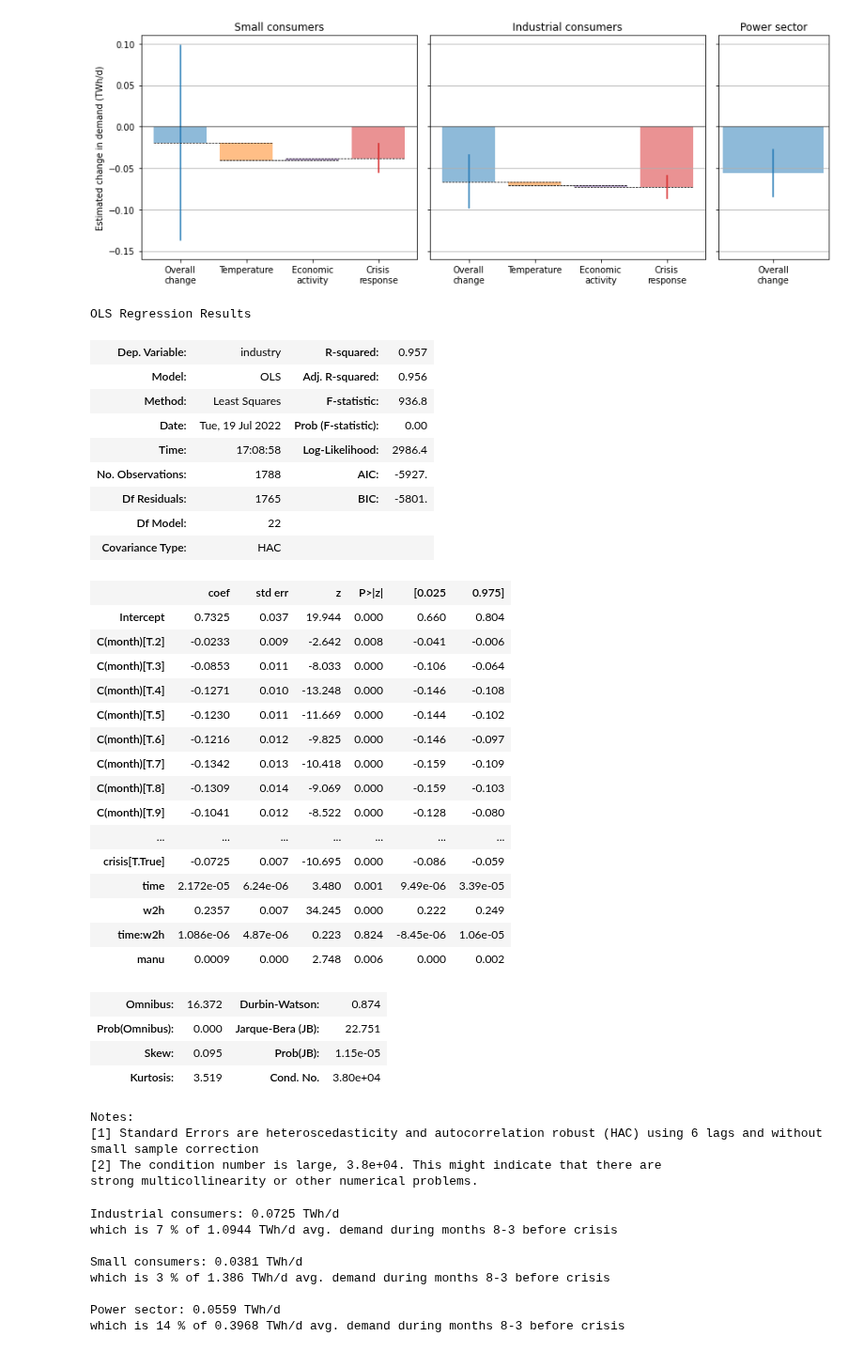
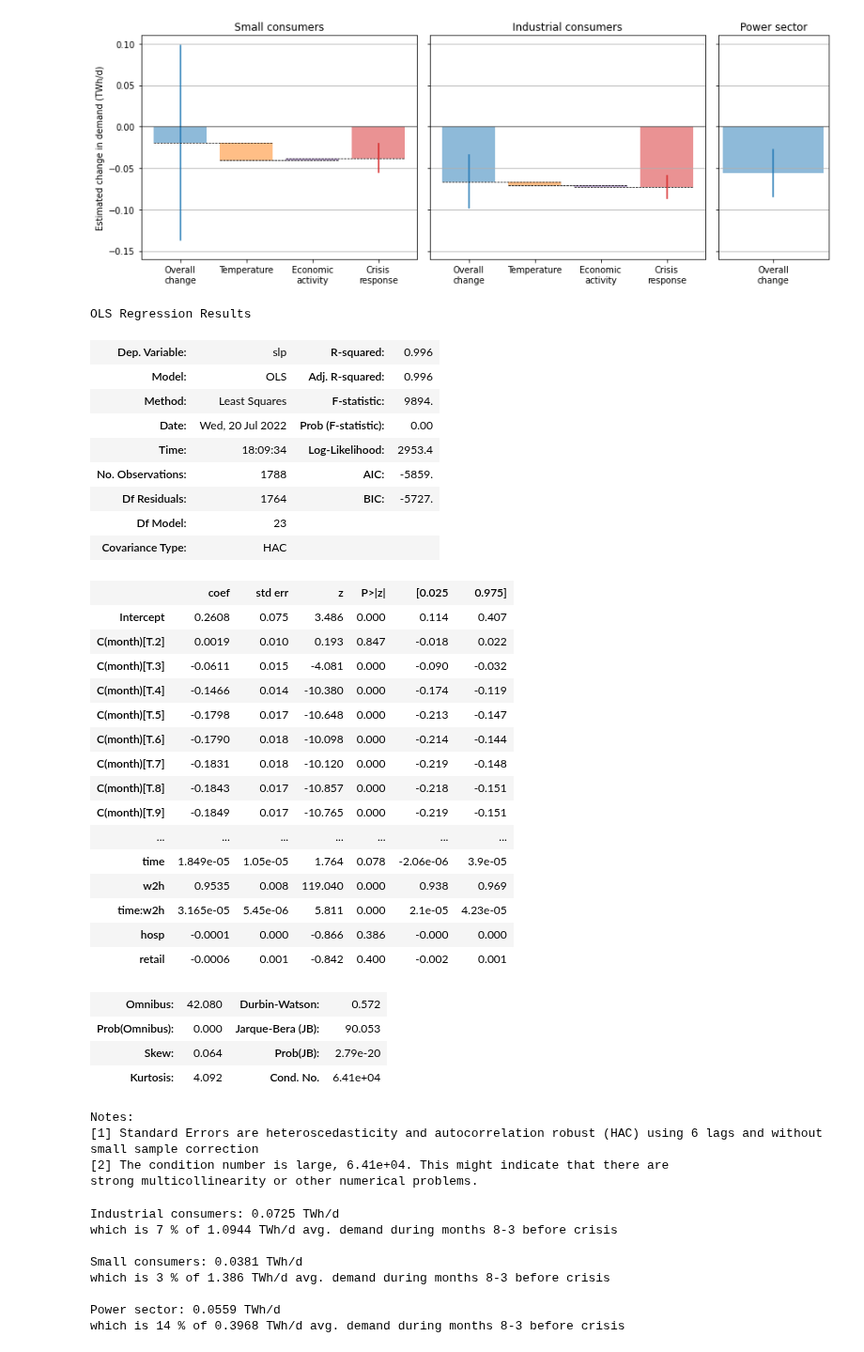
Before and after one commit to oruhnau/energy_demand, a Jupyter notebook: top_down/analysis.ipynb, the cells around one changed output. Shown at 94% size. Cells and saved outputs as stored; diff of their text form; code cells hidden in the pictures.

```diff
--- a/top_down/analysis.ipynb
+++ b/top_down/analysis.ipynb
@@ -233,43 +233,42 @@ industry ~ 1 + time + C(month) + C(weekday) + crisis + w2h + time*w2h + manu
 power ~ 1 + time + C(month) + C(weekday) + crisis
 [figure]
 # %%
-results['industry']['temp+econ'].summary()
-#results['slp']['temp+econ'].summary()
+results['slp']['temp+econ'].summary()
 #results['power']['naive'].summary()
 # %% [output]
 OLS Regression Results
-| Dep. Variable: | industry | R-squared: | 0.957 |
-| Model: | OLS | Adj. R-squared: | 0.956 |
-| Method: | Least Squares | F-statistic: | 936.8 |
-| Date: | Tue, 19 Jul 2022 | Prob (F-statistic): | 0.00 |
-| Time: | 17:08:58 | Log-Likelihood: | 2986.4 |
-| No. Observations: | 1788 | AIC: | -5927. |
-| Df Residuals: | 1765 | BIC: | -5801. |
-| Df Model: | 22 |  |  |
+| Dep. Variable: | slp | R-squared: | 0.996 |
+| Model: | OLS | Adj. R-squared: | 0.996 |
+| Method: | Least Squares | F-statistic: | 9894. |
+| Date: | Wed, 20 Jul 2022 | Prob (F-statistic): | 0.00 |
+| Time: | 18:09:34 | Log-Likelihood: | 2953.4 |
+| No. Observations: | 1788 | AIC: | -5859. |
+| Df Residuals: | 1764 | BIC: | -5727. |
+| Df Model: | 23 |  |  |
 | Covariance Type: | HAC |  |  |
 |  | coef | std err | z | P>|z| | [0.025 | 0.975] |
-| Intercept | 0.7325 | 0.037 | 19.944 | 0.000 | 0.660 | 0.804 |
-| C(month)[T.2] | -0.0233 | 0.009 | -2.642 | 0.008 | -0.041 | -0.006 |
-| C(month)[T.3] | -0.0853 | 0.011 | -8.033 | 0.000 | -0.106 | -0.064 |
-| C(month)[T.4] | -0.1271 | 0.010 | -13.248 | 0.000 | -0.146 | -0.108 |
-| C(month)[T.5] | -0.1230 | 0.011 | -11.669 | 0.000 | -0.144 | -0.102 |
-| C(month)[T.6] | -0.1216 | 0.012 | -9.825 | 0.000 | -0.146 | -0.097 |
-| C(month)[T.7] | -0.1342 | 0.013 | -10.418 | 0.000 | -0.159 | -0.109 |
-| C(month)[T.8] | -0.1309 | 0.014 | -9.069 | 0.000 | -0.159 | -0.103 |
-| C(month)[T.9] | -0.1041 | 0.012 | -8.522 | 0.000 | -0.128 | -0.080 |
+| Intercept | 0.2608 | 0.075 | 3.486 | 0.000 | 0.114 | 0.407 |
+| C(month)[T.2] | 0.0019 | 0.010 | 0.193 | 0.847 | -0.018 | 0.022 |
+| C(month)[T.3] | -0.0611 | 0.015 | -4.081 | 0.000 | -0.090 | -0.032 |
+| C(month)[T.4] | -0.1466 | 0.014 | -10.380 | 0.000 | -0.174 | -0.119 |
+| C(month)[T.5] | -0.1798 | 0.017 | -10.648 | 0.000 | -0.213 | -0.147 |
+| C(month)[T.6] | -0.1790 | 0.018 | -10.098 | 0.000 | -0.214 | -0.144 |
+| C(month)[T.7] | -0.1831 | 0.018 | -10.120 | 0.000 | -0.219 | -0.148 |
+| C(month)[T.8] | -0.1843 | 0.017 | -10.857 | 0.000 | -0.218 | -0.151 |
+| C(month)[T.9] | -0.1849 | 0.017 | -10.765 | 0.000 | -0.219 | -0.151 |
 | ... | ... | ... | ... | ... | ... | ... |
-| crisis[T.True] | -0.0725 | 0.007 | -10.695 | 0.000 | -0.086 | -0.059 |
-| time | 2.172e-05 | 6.24e-06 | 3.480 | 0.001 | 9.49e-06 | 3.39e-05 |
-| w2h | 0.2357 | 0.007 | 34.245 | 0.000 | 0.222 | 0.249 |
-| time:w2h | 1.086e-06 | 4.87e-06 | 0.223 | 0.824 | -8.45e-06 | 1.06e-05 |
-| manu | 0.0009 | 0.000 | 2.748 | 0.006 | 0.000 | 0.002 |
+| time | 1.849e-05 | 1.05e-05 | 1.764 | 0.078 | -2.06e-06 | 3.9e-05 |
+| w2h | 0.9535 | 0.008 | 119.040 | 0.000 | 0.938 | 0.969 |
+| time:w2h | 3.165e-05 | 5.45e-06 | 5.811 | 0.000 | 2.1e-05 | 4.23e-05 |
+| hosp | -0.0001 | 0.000 | -0.866 | 0.386 | -0.000 | 0.000 |
+| retail | -0.0006 | 0.001 | -0.842 | 0.400 | -0.002 | 0.001 |
-| Omnibus: | 16.372 | Durbin-Watson: | 0.874 |
-| Prob(Omnibus): | 0.000 | Jarque-Bera (JB): | 22.751 |
-| Skew: | 0.095 | Prob(JB): | 1.15e-05 |
-| Kurtosis: | 3.519 | Cond. No. | 3.80e+04 |
+| Omnibus: | 42.080 | Durbin-Watson: | 0.572 |
+| Prob(Omnibus): | 0.000 | Jarque-Bera (JB): | 90.053 |
+| Skew: | 0.064 | Prob(JB): | 2.79e-20 |
+| Kurtosis: | 4.092 | Cond. No. | 6.41e+04 |
 Notes:
 [1] Standard Errors are heteroscedasticity and autocorrelation robust (HAC) using 6 lags and without small sample correction
-[2] The condition number is large, 3.8e+04. This might indicate that there are
+[2] The condition number is large, 6.41e+04. This might indicate that there are
 strong multicollinearity or other numerical problems.
 # %%
 # year-on-year
```
Also changed, not shown: parts of 21 cells of this notebook.
